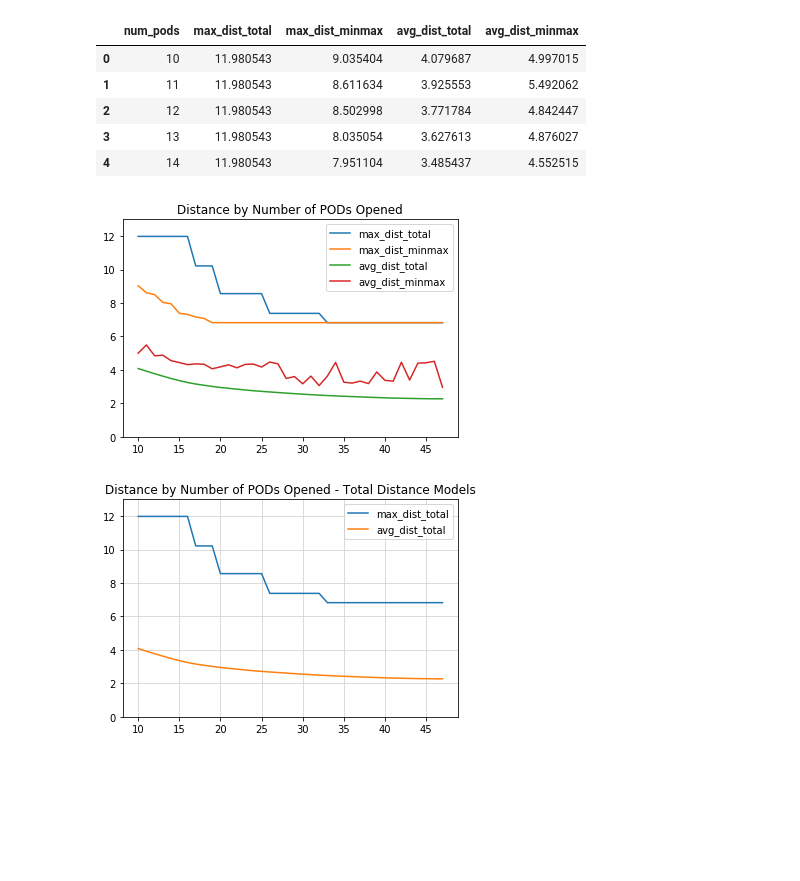
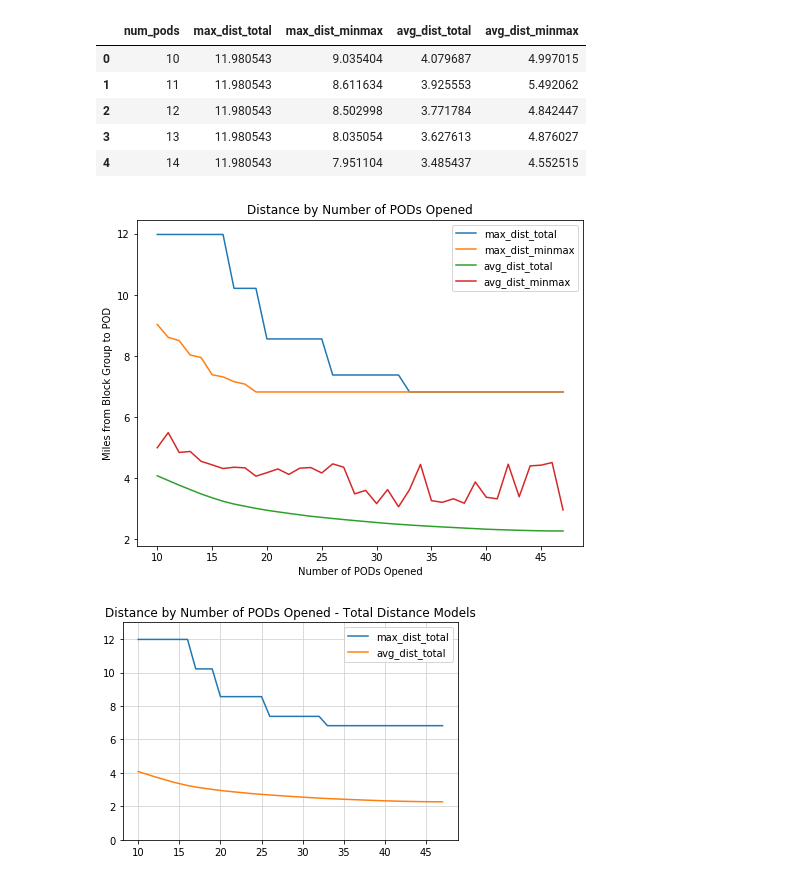
Before and after one commit to espeigle36/points-of-dispense, a Jupyter notebook: Analysis_E.ipynb, the cells around one changed output. Saved outputs shown, nothing was run; the diff lists cells and outputs as text; code cells hidden in the pictures; blank space fills up the shorter version.

```diff
--- a/Analysis_E.ipynb
+++ b/Analysis_E.ipynb
@@ -68,14 +75,15 @@ dist_df.head()
 # %%
 cols = ['max_dist_total','max_dist_minmax','avg_dist_total','avg_dist_minmax']
 # %%
+plt.figure(figsize=(8,6))
 plt.plot(dist_df['num_pods'], dist_df[cols])
 plt.title('Distance by Number of PODs Opened')
-# add axis labels
+plt.ylabel('Miles from Block Group to POD')
+plt.xlabel('Number of PODs Opened')
 plt.legend(cols)
-plt.ylim(0, 13)
 plt.show()
 # %% [output]
-[figure, old version]
+[figure, new version]
 # %%
 cols = ['max_dist_total','avg_dist_total']
 # %%
```
Also changed, not shown: parts of 25 cells of this notebook, 3 other files.
